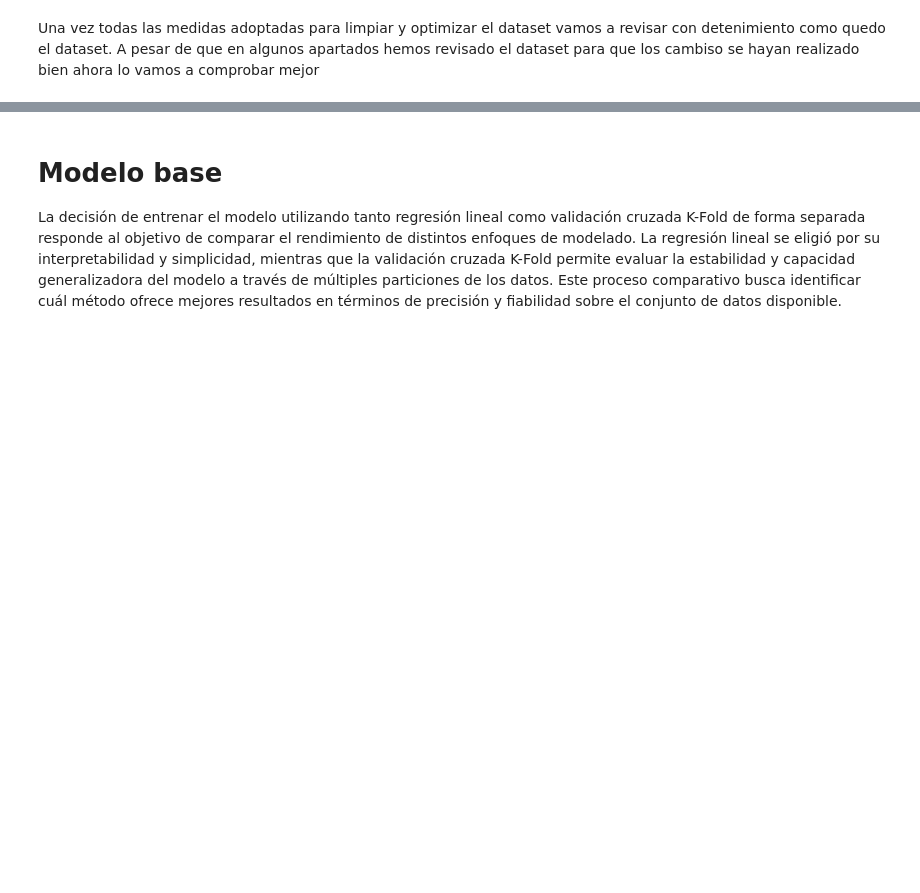
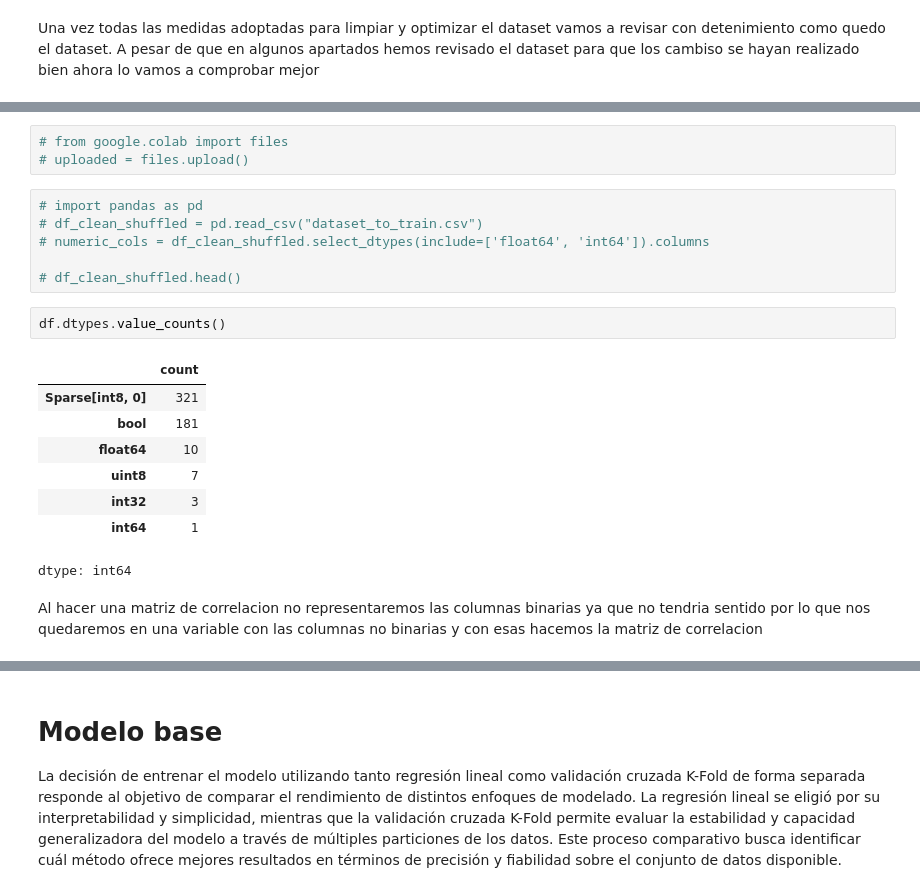
Before and after one commit to Israelamat/Study-and-prediction-of-U.S.-contamination, a Jupyter notebook: Proyecto_Final_IA_ML.ipynb, the cells around one changed output, grey strips where cells are left out. Saved outputs shown, nothing was run; the diff lists cells and outputs as text; blank space fills up the shorter version.

```diff
--- a/Proyecto_Final_IA_ML.ipynb
+++ b/Proyecto_Final_IA_ML.ipynb
@@ -895,2 +939,24 @@ Length: 442, dtype: int64
+# %%
+# from google.colab import files
+# uploaded = files.upload()
+# %%
+# import pandas as pd
+# df_clean_shuffled = pd.read_csv("dataset_to_train.csv")
+# numeric_cols = df_clean_shuffled.select_dtypes(include=['float64', 'int64']).columns
+
+# df_clean_shuffled.head()
+# %%
+df.dtypes.value_counts()
+# %% [output]
+|  | count |
+| Sparse[int8, 0] | 321 |
+| bool | 181 |
+| float64 | 10 |
+| uint8 | 7 |
+| int32 | 3 |
+| int64 | 1 |
+dtype: int64
+# %% [markdown]
+Al hacer una matriz de correlacion no representaremos las columnas binarias ya que no tendria sentido por lo que nos quedaremos en una variable con las columnas no binarias y con esas hacemos la matriz de correlacion
 # %%
 # Calcular correlación
```
Also changed, not shown: parts of 55 cells of this notebook.
